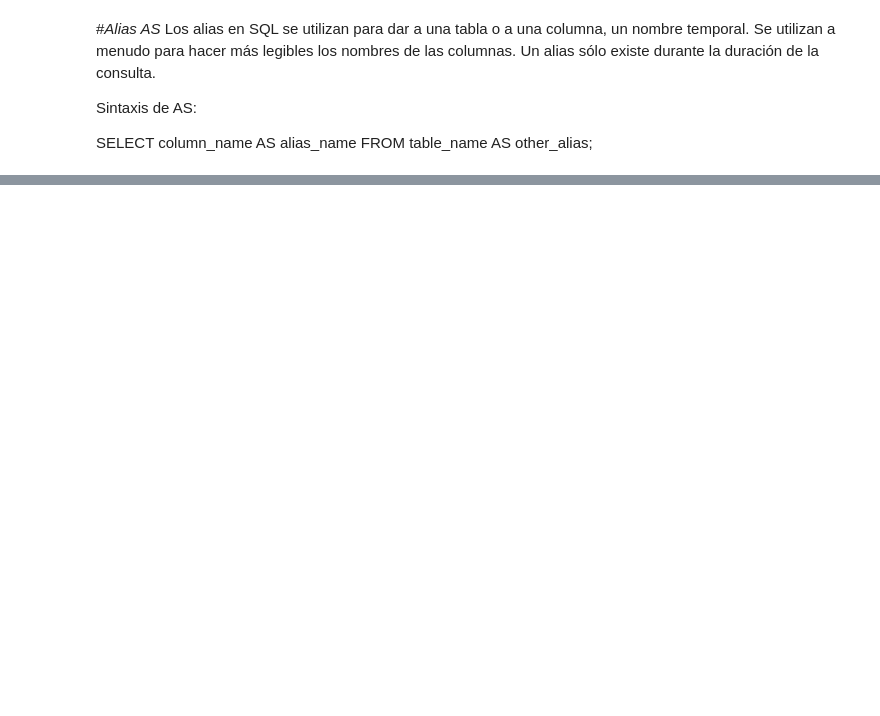
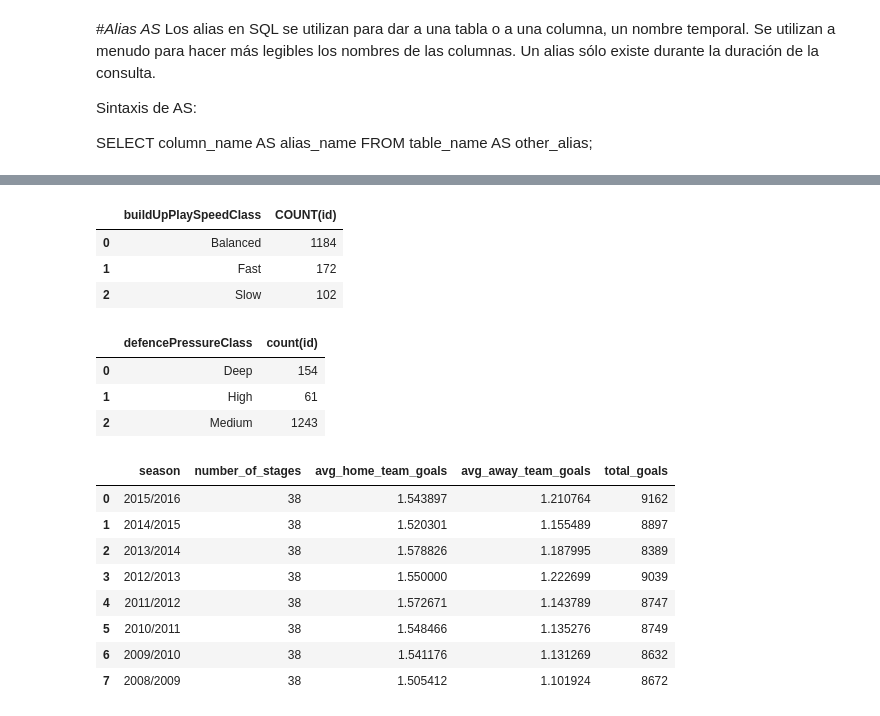
Before and after one commit to CharlieHndz/Talento-Tech-2024-Carlos-Hdez, a Jupyter notebook: Practica_SQL.ipynb, the cells around one changed output, grey strips where cells are left out. Saved outputs shown, nothing was run; the diff lists cells and outputs as text; code cells hidden in the pictures; blank space fills up the shorter version.

```diff
--- a/Practica_SQL.ipynb
+++ b/Practica_SQL.ipynb
@@ -427,0 +867,61 @@ SELECT column_name AS alias_name FROM table_name AS other_alias;
+# %%
+#8.1.1  Queremos conocer cuántos equipos tienen cada tipo de velocidad de juego
+#Queremos conocer cuántos equipos de la tabla "Team_Attributes" tienen cada tipo de velocidad juego.
+#Es decir, cuántos tienen:
+#buildUpPlaySpeedClass = 'Fast',
+#buildUpPlaySpeedClass = 'Balanced'
+#buildUpPlaySpeedClass = 'Slow'
+
+query = """SELECT buildUpPlaySpeedClass, COUNT(id) FROM Team_Attributes GROUP BY buildUpPlaySpeedClass;"""
+Equipos_Velocidad = pd.read_sql(query, conn)
+Equipos_Velocidad
+# %% [output]
+|  | buildUpPlaySpeedClass | COUNT(id) |
+| 0 | Balanced | 1184 |
+| 1 | Fast | 172 |
+| 2 | Slow | 102 |
+# %%
+#8.1.2 Queremos conocer cuántos equipos tienen cada clase de juego defensivo
+#Queremos conocer cuantos equipos de la tabla "Team_Attributes" que tienen cada clase de juego defensivo.
+#Es decir, cuántos:
+#defencePressureClass = 'Medium'
+#defencePressureClass = 'Deep'
+#defencePressureClass = 'High'
+
+query = """SELECT defencePressureClass, count(id) FROM Team_Attributes GROUP BY defencePressureClass"""
+Equipos_Juegodef = pd.read_sql(query, conn)
+Equipos_Juegodef
+# %% [output]
+|  | defencePressureClass | count(id) |
+| 0 | Deep | 154 |
+| 1 | High | 61 |
+| 2 | Medium | 1243 |
+# %%
+#8.1.3 Práctica: Analítica básica de las temporadas
+#Queremos realizar un sencillo análisis sobre la tabla "Match".
+#Se necesita obtener la siguiente información agrupada por cada season:
+
+#Cuantas "stage" distintas tuvo y visualizarlo como "number_of_stages".
+#El promedio de los goles de equipos locales "home_team_goal" y visualizarlo como "avg_home_team_goals".
+#El promedio de los goles de equipos visitantes "away_team_goal" y visualizarlo como "avg_away_team_goals".
+#La suma total de goles realizados por los equipos locales y visitantes en la temporada, visualizandolo como "total_goals".
+#Asimismo, se requere ver la información de las temporadas más recientes primero.
+
+query = """SELECT season, COUNT(DISTINCT stage) as number_of_stages,
+                          AVG(home_team_goal) as avg_home_team_goals,
+                          AVG(away_team_goal) as avg_away_team_goals,
+                          SUM(home_team_goal + away_team_goal) as total_goals
+FROM Match
+GROUP BY season ORDER BY season DESC"""
+Analisis_Match = pd.read_sql(query, conn)
+Analisis_Match
+# %% [output]
+|  | season | number_of_stages | avg_home_team_goals | avg_away_team_goals | total_goals |
+| 0 | 2015/2016 | 38 | 1.543897 | 1.210764 | 9162 |
+| 1 | 2014/2015 | 38 | 1.520301 | 1.155489 | 8897 |
+| 2 | 2013/2014 | 38 | 1.578826 | 1.187995 | 8389 |
+| 3 | 2012/2013 | 38 | 1.550000 | 1.222699 | 9039 |
+| 4 | 2011/2012 | 38 | 1.572671 | 1.143789 | 8747 |
+| 5 | 2010/2011 | 38 | 1.548466 | 1.135276 | 8749 |
+| 6 | 2009/2010 | 38 | 1.541176 | 1.131269 | 8632 |
+| 7 | 2008/2009 | 38 | 1.505412 | 1.101924 | 8672 |
```
Also changed, not shown: parts of 41 cells of this notebook.
